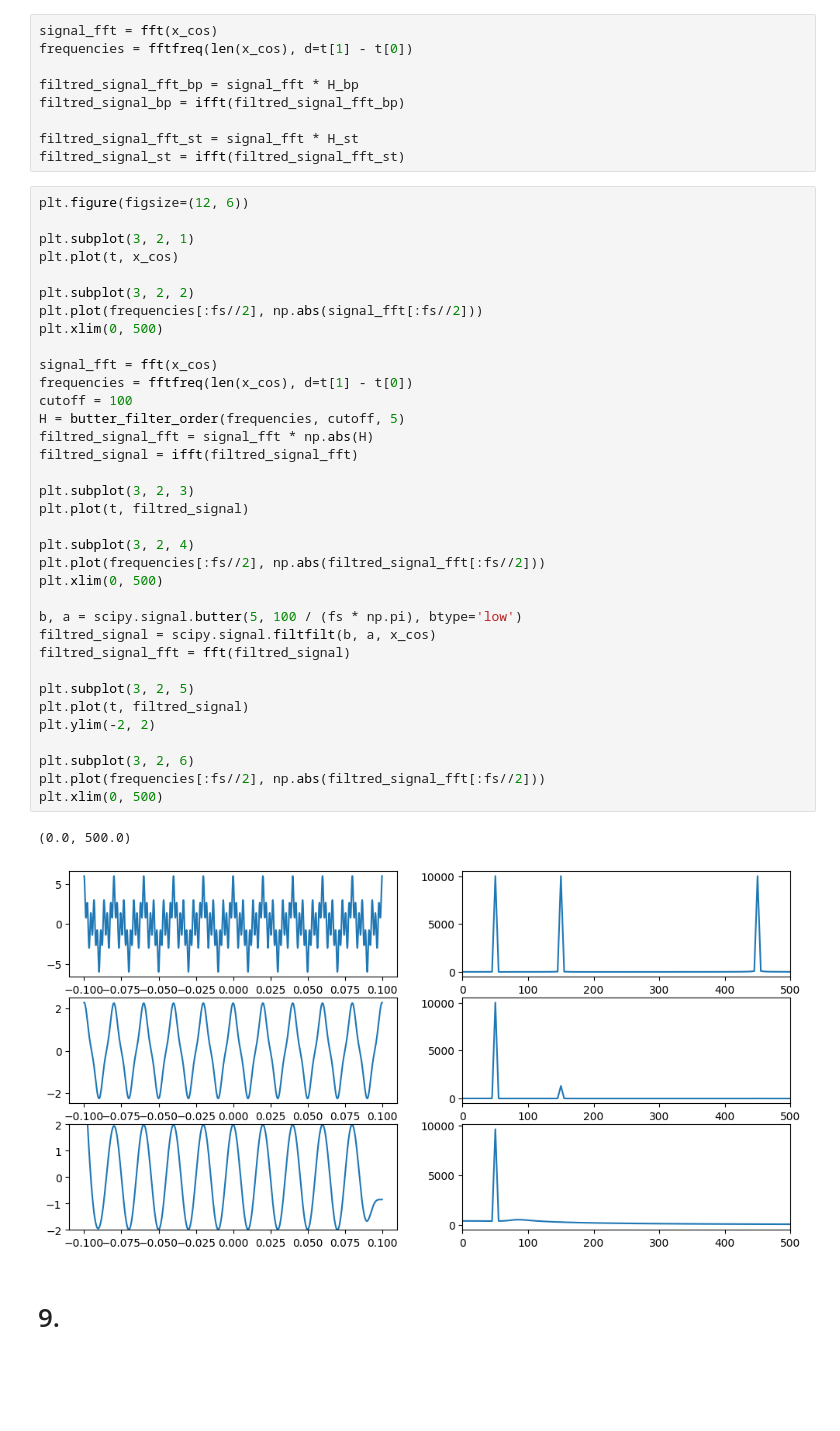
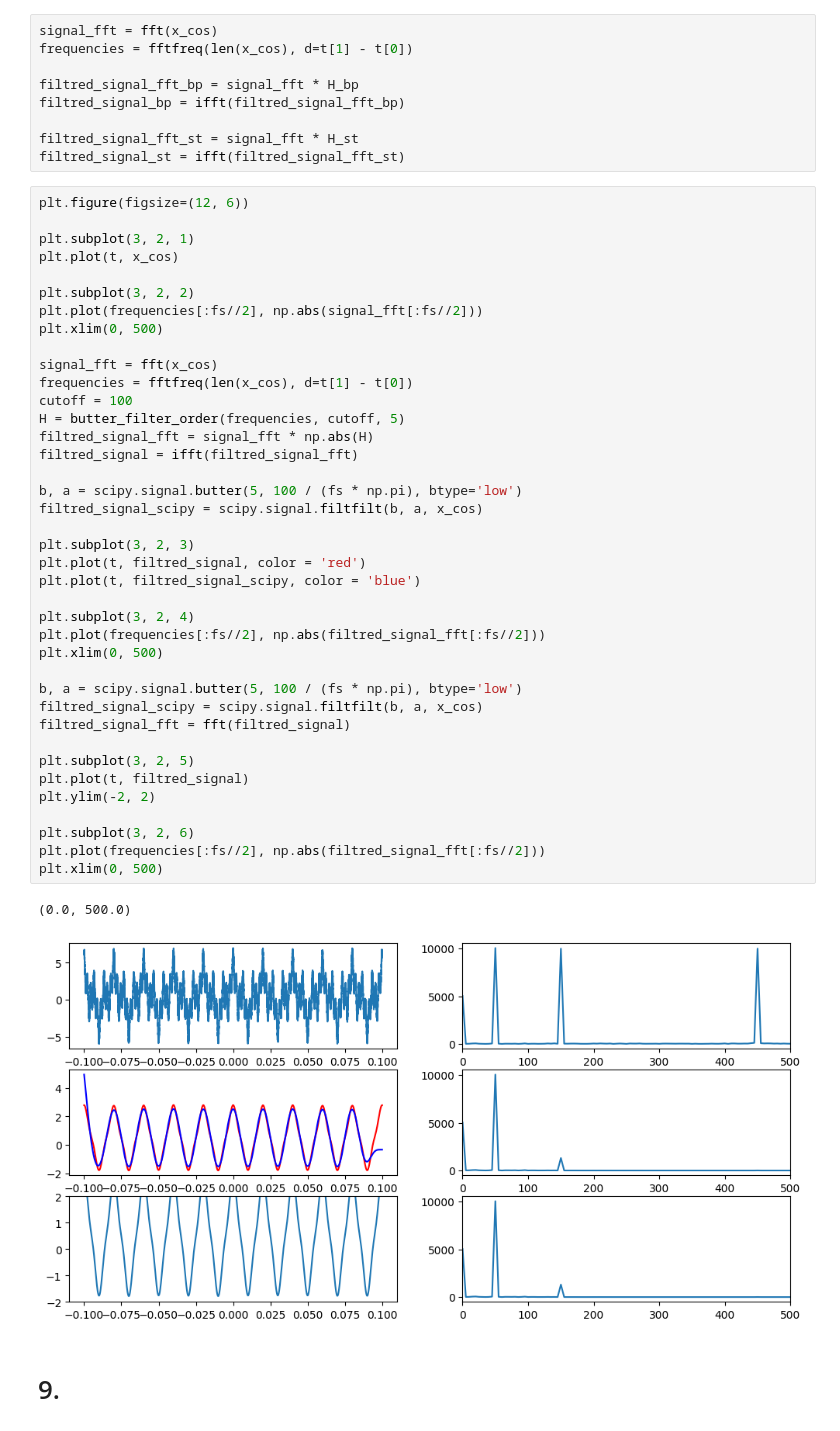
Before and after one commit to KadilenkoIvan/digital_signal_processing, a Jupyter notebook: lab3/1.ipynb, the cells around one changed output. Cells and saved outputs as stored; diff of their text form; blank space fills up the shorter version.

```diff
--- a/lab3/1.ipynb
+++ b/lab3/1.ipynb
@@ -256,36 +285,40 @@ plt.plot(t, x_cos)
 
 plt.subplot(3, 2, 2)
 plt.plot(frequencies[:fs//2], np.abs(signal_fft[:fs//2]))
 plt.xlim(0, 500)
 
 signal_fft = fft(x_cos)
 frequencies = fftfreq(len(x_cos), d=t[1] - t[0])
 cutoff = 100
 H = butter_filter_order(frequencies, cutoff, 5)
 filtred_signal_fft = signal_fft * np.abs(H)
 filtred_signal = ifft(filtred_signal_fft)
 
+b, a = scipy.signal.butter(5, 100 / (fs * np.pi), btype='low')
+filtred_signal_scipy = scipy.signal.filtfilt(b, a, x_cos)
+
 plt.subplot(3, 2, 3)
-plt.plot(t, filtred_signal)
+plt.plot(t, filtred_signal, color = 'red')
+plt.plot(t, filtred_signal_scipy, color = 'blue')
 
 plt.subplot(3, 2, 4)
 plt.plot(frequencies[:fs//2], np.abs(filtred_signal_fft[:fs//2]))
 plt.xlim(0, 500)
 
 b, a = scipy.signal.butter(5, 100 / (fs * np.pi), btype='low')
-filtred_signal = scipy.signal.filtfilt(b, a, x_cos)
+filtred_signal_scipy = scipy.signal.filtfilt(b, a, x_cos)
 filtred_signal_fft = fft(filtred_signal)
 
 plt.subplot(3, 2, 5)
 plt.plot(t, filtred_signal)
 plt.ylim(-2, 2)
 
 plt.subplot(3, 2, 6)
 plt.plot(frequencies[:fs//2], np.abs(filtred_signal_fft[:fs//2]))
 plt.xlim(0, 500)
 # %% [output]
 (0.0, 500.0)
-[figure, old version]
+[figure, new version]
 # %% [markdown]
 # 9.
 # %%
```
Also changed, not shown: parts of 6 cells of this notebook, 4 other files.
